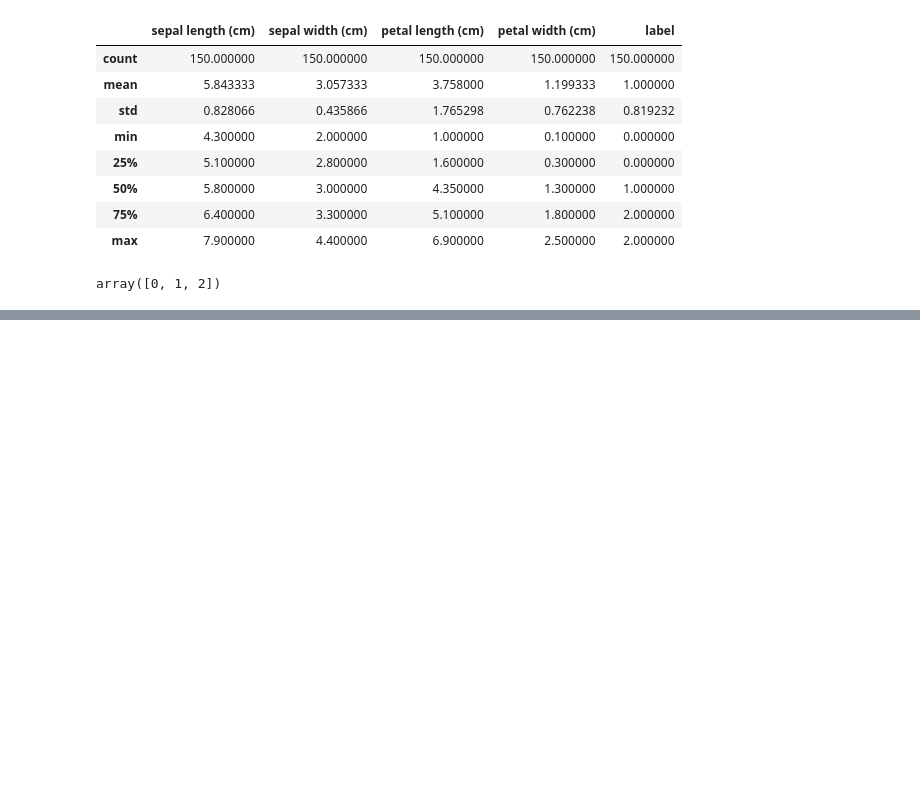
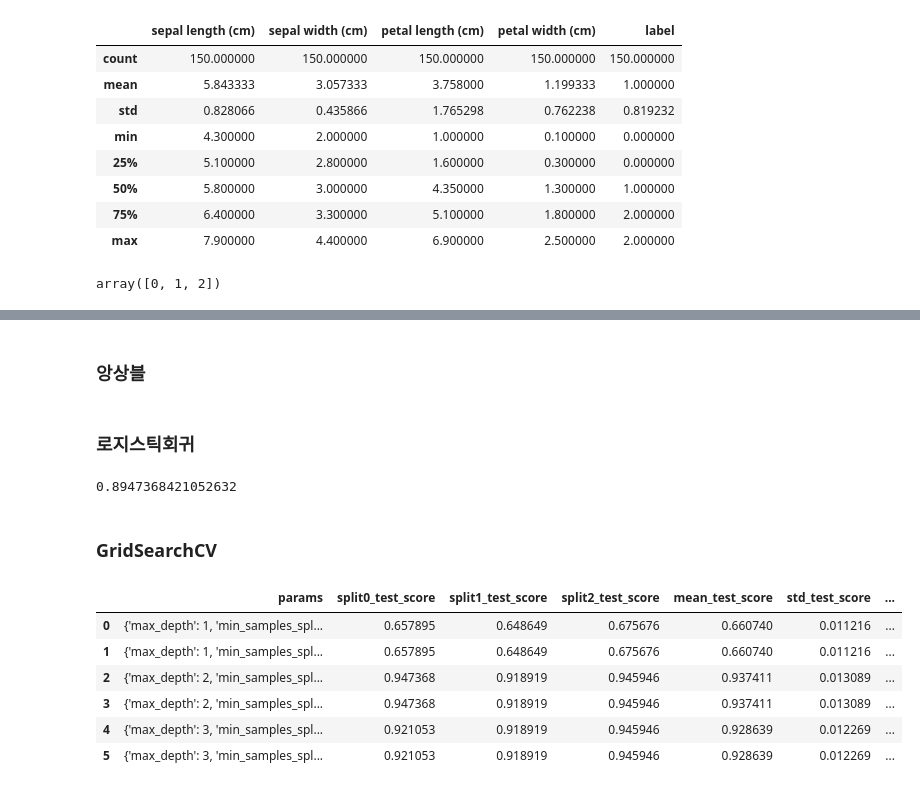
Before and after one commit to DAEHO0/python, a Jupyter notebook: iris_ML.ipynb, the cells around one changed output, grey strips where cells are left out. Drawn from its saved outputs; the diff is of its cells as text; code cells hidden in the pictures; blank space fills up the shorter version.

```diff
--- a/iris_ML.ipynb
+++ b/iris_ML.ipynb
@@ -230,0 +554,2 @@ elif y_pred == 2:
+# %% [markdown]
+### **앙상블**
@@ -230,0 +574,56 @@ elif y_pred == 2:
+# %% [markdown]
+### **로지스틱회귀**
+# %%
+# LogisticRegression
+from sklearn.linear_model import LogisticRegression
+
+logistic_mdl = LogisticRegression(random_state = 42)
+logistic_mdl.fit(X_train, y_train)
+logistic_mdl.score(X_test, y_test)
+# %% [output]
+0.8947368421052632
+# %% [markdown]
+### **GridSearchCV**
+# %%
+# 라이브러리 로딩
+import pandas as pd
+import seaborn as sns
+from sklearn.datasets import load_iris
+from sklearn.tree import DecisionTreeClassifier
+from sklearn.model_selection import train_test_split
+from sklearn.model_selection import GridSearchCV
+
+# 데이터 불러오기
+iris = load_iris()
+df = pd.DataFrame(data = iris.data, columns = iris.feature_names)
+df['species'] = iris.target
+
+# 데이터 분할
+y = df['species']
+X = df.drop(['species'], axis = 1)
+
+X_train, X_test, y_train, y_test = train_test_split(X, y, random_state = 42,
+                                                    stratify = y)
+
+# 모델 - DecisionTreeClassifier
+tree_mdl = DecisionTreeClassifier(random_state = 42)
+tree_mdl.fit(X_train, y_train)
+
+# 파라미터
+prm = {'max_depth' : [1, 2, 3], 'min_samples_split':[2, 3]}
+
+# 학습 - param_grid의 하이퍼파라미터를 순차적으로 학습
+grid_trees = GridSearchCV(tree_mdl, param_grid = prm, cv = 3)
+grid_trees.fit(X_train, y_train)
+
+# 학습 결과 - GridSearchCV 결과 추출하여 DataFrame으로 변환
+scores_df = pd.DataFrame(grid_trees.cv_results_)
+scores_df.iloc[ : , 6:]
+# %% [output]
+|  | params | split0_test_score | split1_test_score | split2_test_score | mean_test_score | std_test_score | ... |
+| 0 | {'max_depth': 1, 'min_samples_spl... | 0.657895 | 0.648649 | 0.675676 | 0.660740 | 0.011216 | ... |
+| 1 | {'max_depth': 1, 'min_samples_spl... | 0.657895 | 0.648649 | 0.675676 | 0.660740 | 0.011216 | ... |
+| 2 | {'max_depth': 2, 'min_samples_spl... | 0.947368 | 0.918919 | 0.945946 | 0.937411 | 0.013089 | ... |
+| 3 | {'max_depth': 2, 'min_samples_spl... | 0.947368 | 0.918919 | 0.945946 | 0.937411 | 0.013089 | ... |
+| 4 | {'max_depth': 3, 'min_samples_spl... | 0.921053 | 0.918919 | 0.945946 | 0.928639 | 0.012269 | ... |
+| 5 | {'max_depth': 3, 'min_samples_spl... | 0.921053 | 0.918919 | 0.945946 | 0.928639 | 0.012269 | ... |
```
Also changed, not shown: parts of 68 cells of this notebook.
